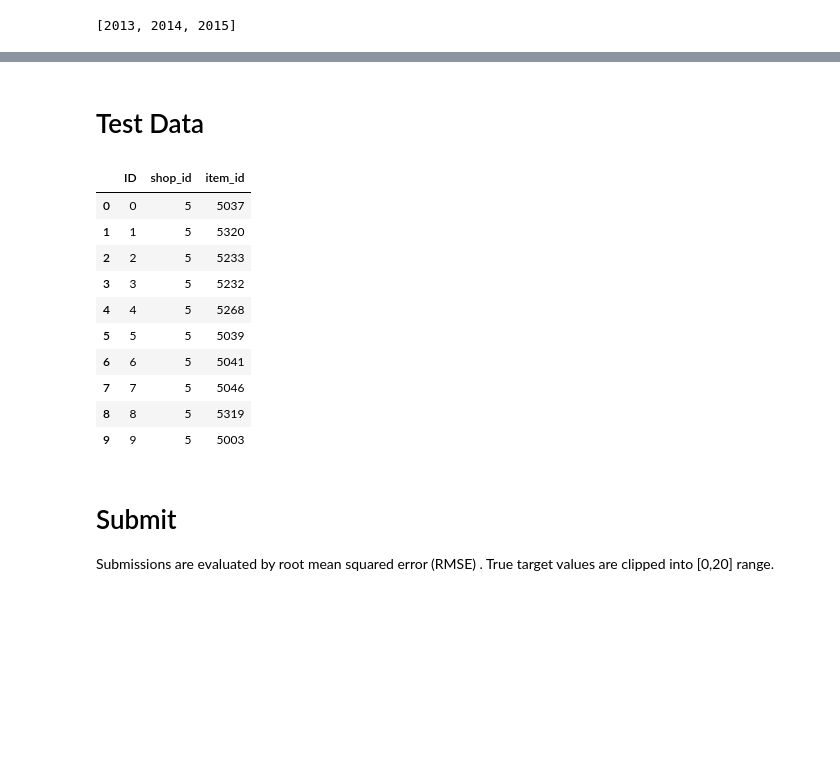
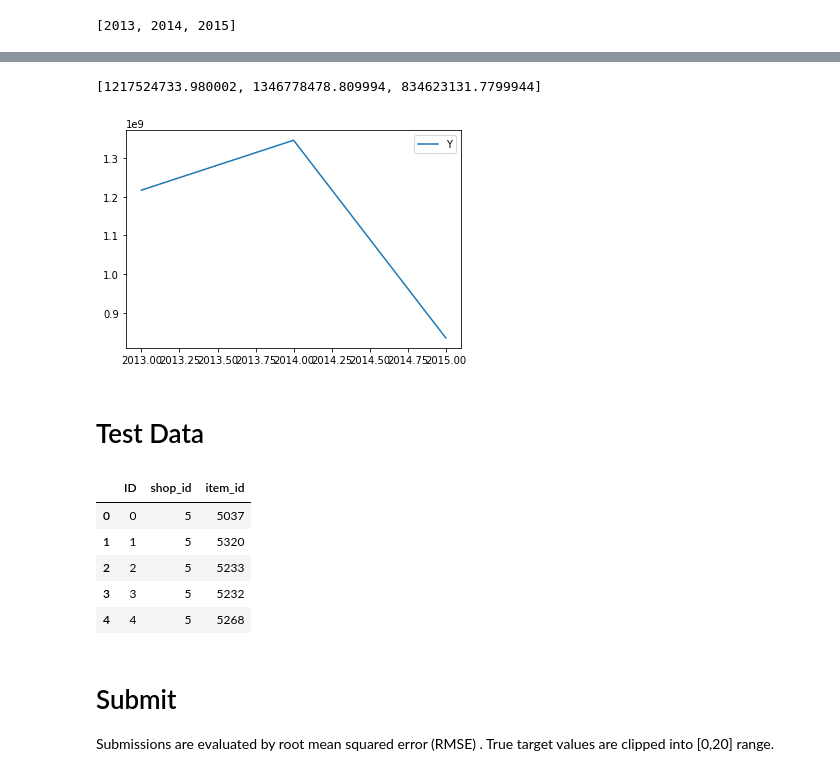
Before and after one commit to ScottySchmidt/MachineLearning, a Jupyter notebook: predictSales.ipynb, the cells around one changed output, grey strips where cells are left out. Drawn from its saved outputs; the diff is of its cells as text; code cells hidden in the pictures; blank space fills up the shorter version.

```diff
--- a/predictSales.ipynb
+++ b/predictSales.ipynb
@@ -146,8 +153,18 @@ df.head(10)
+# %%
+yearSales=list(df.groupby(by="Year")['total_sales'].sum())
+print(yearSales)
+
+plt.plot(years, yearSales)
+plt.legend("Year Sales")
+plt.show()
+# %% [output]
+[1217524733.980002, 1346778478.809994, 834623131.7799944]
+[figure, added]
 # %% [markdown]
 # Test Data
 # %%
 testDF=pd.read_csv(test)
-testDF.head(10)
+testDF.head()
 # %% [output]
 |  | ID | shop_id | item_id |
 | 0 | 0 | 5 | 5037 |
@@ -155,11 +172,6 @@ testDF.head(10)
 | 2 | 2 | 5 | 5233 |
 | 3 | 3 | 5 | 5232 |
 | 4 | 4 | 5 | 5268 |
-| 5 | 5 | 5 | 5039 |
-| 6 | 6 | 5 | 5041 |
-| 7 | 7 | 5 | 5046 |
-| 8 | 8 | 5 | 5319 |
-| 9 | 9 | 5 | 5003 |
 # %% [markdown]
 # Submit
 Submissions are evaluated by root mean squared error (RMSE) . True target values are clipped into [0,20] range.
```
Also changed, not shown: parts of 3 cells of this notebook.
